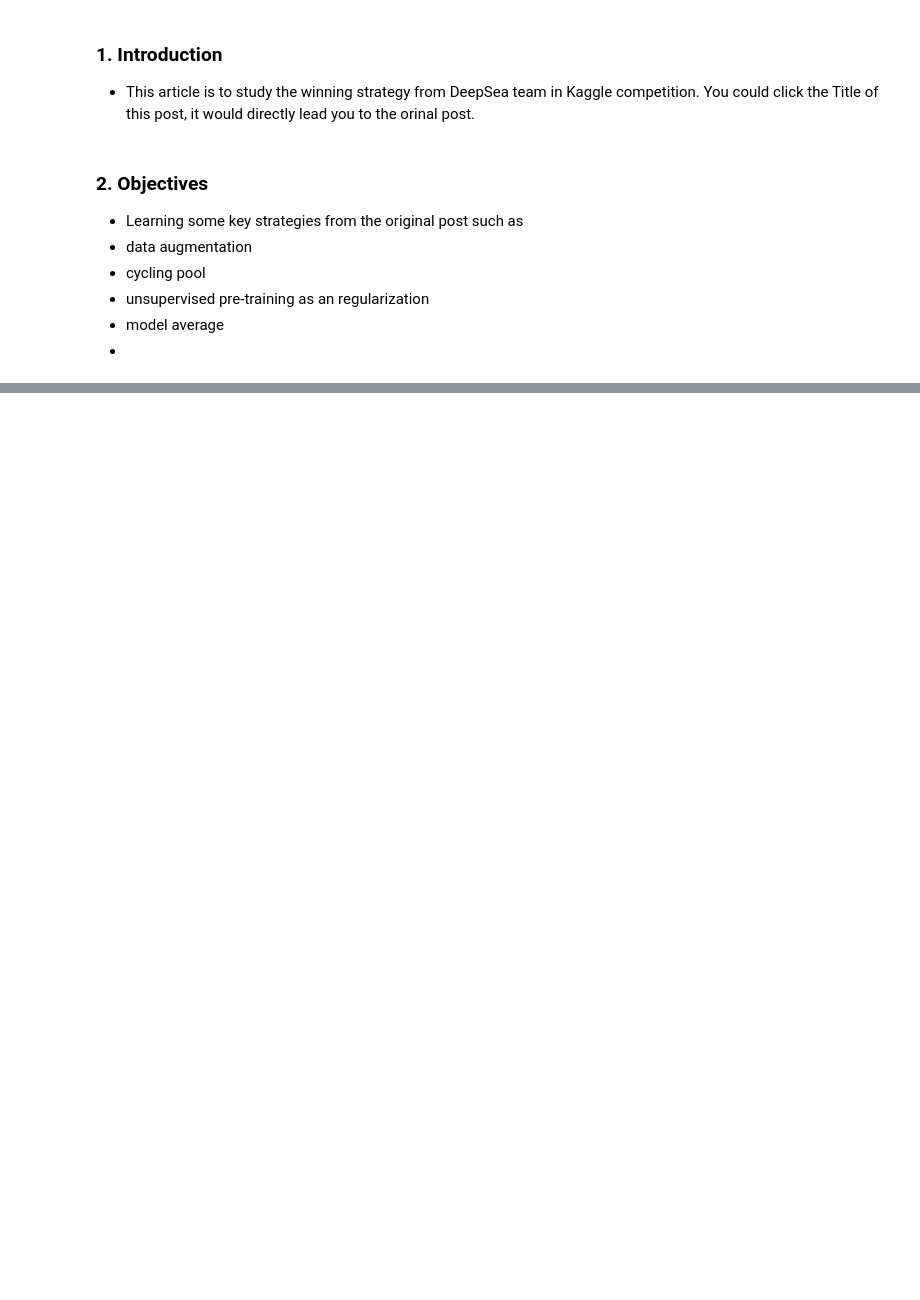
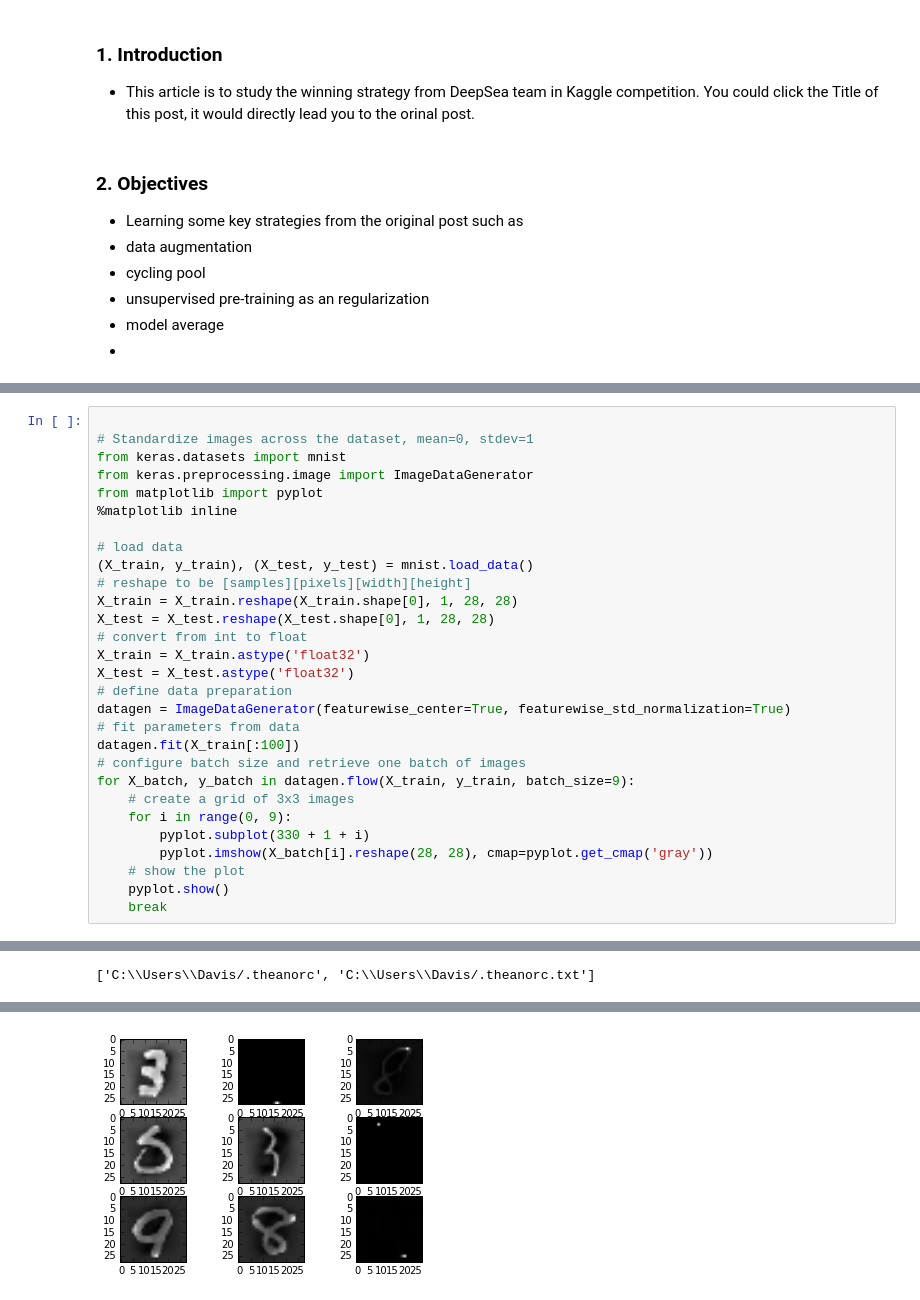
Before and after one commit to excllent123/deep_learning_research, a Jupyter notebook: sct/DeepSea Winning Strategy.ipynb, the cells around one changed output, grey strips where cells are left out. Saved outputs shown, nothing was run; the diff lists cells and outputs as text; blank space fills up the shorter version.

```diff
--- a/sct/DeepSea Winning Strategy.ipynb
+++ b/sct/DeepSea Winning Strategy.ipynb
@@ -31,0 +60,30 @@ I'm Kent Chiu, trying to be an awesome data scientist. If my articles do help yo
+# %%
+
+# Standardize images across the dataset, mean=0, stdev=1
+from keras.datasets import mnist
+from keras.preprocessing.image import ImageDataGenerator
+from matplotlib import pyplot
+%matplotlib inline
+
+# load data
+(X_train, y_train), (X_test, y_test) = mnist.load_data()
+# reshape to be [samples][pixels][width][height]
+X_train = X_train.reshape(X_train.shape[0], 1, 28, 28)
+X_test = X_test.reshape(X_test.shape[0], 1, 28, 28)
+# convert from int to float
+X_train = X_train.astype('float32')
+X_test = X_test.astype('float32')
+# define data preparation
+datagen = ImageDataGenerator(featurewise_center=True, featurewise_std_normalization=True)
+# fit parameters from data
+datagen.fit(X_train[:100])
+# configure batch size and retrieve one batch of images
+for X_batch, y_batch in datagen.flow(X_train, y_train, batch_size=9):
+	# create a grid of 3x3 images
+	for i in range(0, 9):
+		pyplot.subplot(330 + 1 + i)
+		pyplot.imshow(X_batch[i].reshape(28, 28), cmap=pyplot.get_cmap('gray'))
+	# show the plot
+	pyplot.show()
+	break
+# %% [output]
@@ -31,0 +92 @@ I'm Kent Chiu, trying to be an awesome data scientist. If my articles do help yo
+['C:\\Users\\Davis/.theanorc', 'C:\\Users\\Davis/.theanorc.txt']
@@ -31,0 +94 @@ I'm Kent Chiu, trying to be an awesome data scientist. If my articles do help yo
+[figure, added]
```
Also changed, not shown: parts of 7 cells of this notebook.
